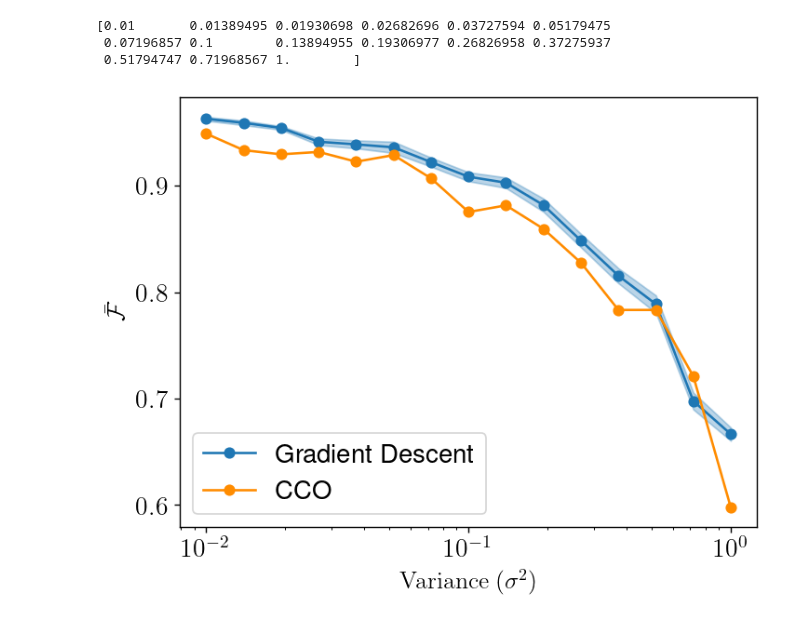
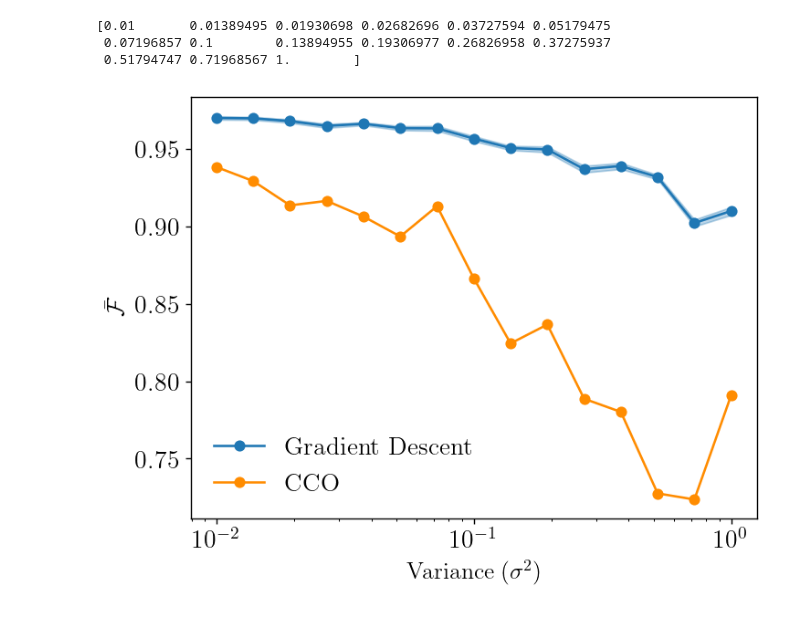
Before and after one commit to amanuelanteneh/gd-qdt, a Jupyter notebook: notebooks/noise.ipynb, the cells around one changed output. Drawn from its saved outputs; the diff is of its cells as text; code cells hidden in the pictures.

```diff
--- a/notebooks/noise.ipynb
+++ b/notebooks/noise.ipynb
@@ -31,8 +31,8 @@ device = 'cpu'
 N = 25
 D = 2000
 errs = np.logspace(-2, 0, 15) # range is 10^-2 to 10^0 (1) (variances)
-eta = 1.
-lam_smoothing = 0e-5
+eta = 0.85
+lam_smoothing = 1e-5
 gd_trials = 20
 avg_fids_gd_sample = []
 avg_fids_mosek = []
@@ -94,19 +94,19 @@ for err in tqdm(errs, desc="Performing noise experiments"):
 # %%
 arr = np.array(avg_fids_gd_sample)
 mean = arr.mean(axis=1)
 lower = mean - np.std(arr, axis=1)
 upper = mean + np.std(arr, axis=1)
 
-plt.plot(errs, mean, color='C0', label='Gradient Descent', marker="o")
+plt.plot(errs, mean, color='C0', label=r'\textrm{Gradient Descent}', marker="o")
 plt.fill_between(errs, lower, upper, color='C0', alpha=0.3)
-plt.plot(errs, avg_fids_mosek, label="CCO", marker="o", color="darkorange")
+plt.plot(errs, avg_fids_mosek, label=r'\textrm{CCO}', marker="o", color="darkorange")
 plt.xlabel(r"\textrm{Variance} $(\sigma^2)$", fontsize=15.0)
 plt.ylabel(r"$\bar{\mathcal{F}}$", fontsize=15.0)
 plt.xscale("log")
-plt.legend();
+plt.legend(fancybox=True, ncol=1, frameon=False);
 if eta < 1.0:
     plt.savefig("figs/lossy/lossy_noise_fidelity.png", dpi=300, bbox_inches='tight')
 else:
     plt.savefig("figs/ideal/ideal_noise_fidelity.png", dpi=300, bbox_inches='tight')
 # %% [output]
-[figure, old version]
+[figure, new version]
```
Also changed, not shown: 14 other files.
